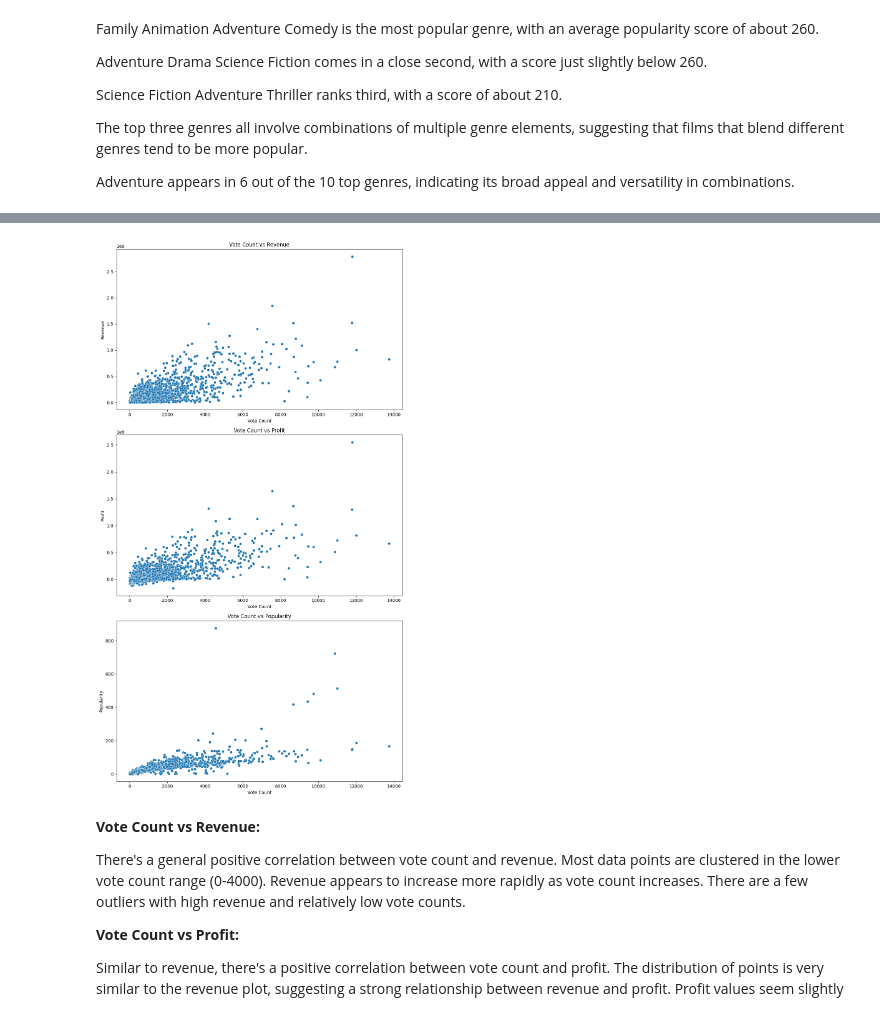
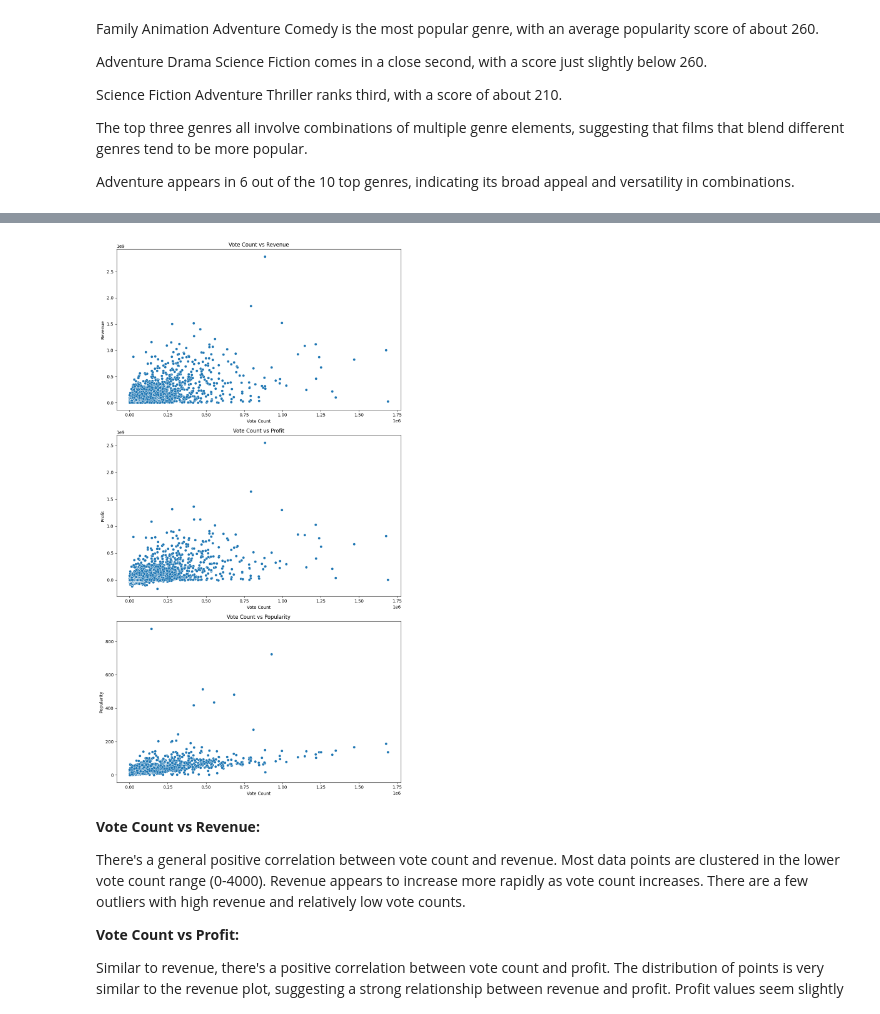
Before and after one commit to AnandSaumya/Hyphenova-Pricing, a Jupyter notebook: Hyphenova_Pricing_Analytics.ipynb, the cells around one changed output, grey strips where cells are left out. Saved outputs shown, nothing was run; the diff lists cells and outputs as text; code cells hidden in the pictures.

```diff
--- a/Hyphenova_Pricing_Analytics.ipynb
+++ b/Hyphenova_Pricing_Analytics.ipynb
@@ -281 +520,6 @@ This is to remove the jaon formate form the text columns.
+# %%
+df['uniqueness_value'] = df.apply(lambda row:
+                                                                        1 if (row['Netflix'] + row['Hulu'] + row['Prime Video'] + row['Disney+']) == 1 else
+                                                                       -1 if (row['Netflix'] + row['Hulu'] + row['Prime Video'] + row['Disney+']) > 0 else
+                                                                       0, axis=1)
 # %%
@@ -354,0 +535,20 @@ df_merged.head()
+# %%
+# Calculate the average actor rating
+df['actor_rating'] = df[['actor_1_rating', 'actor_2_rating', 'actor_3_rating']].mean(axis=1)
+# %%
+all_genres = df['genres_x'].str.split('|').explode().unique().tolist()
+
+print("All unique genres:")
+print(all_genres)
+print(f"Total number of unique genres: {len(all_genres)}")
+
+# Step 2: Count the frequency of each genre
+genre_counts = df['genres_x'].str.split('|').explode().value_counts()
+
+print("\nGenre frequencies:")
+print(genre_counts)
+
+for genre in all_genres:
+    df[f'genre_{genre}'] = df['genres_x'].str.contains(genre).astype(int)
+
+print("\nFirst few rows with new genre columns:")
@@ -355,2 +596,5 @@ df_merged.head()
+# %%
+df['log_revenue'] = np.log(df['revenue'])
+df['log_budget'] = np.log(df['budget'])
 # %% [markdown]
 # Exploratory Data Analysis (EDA)
@@ -588,28 +740,28 @@ plt.show()
 # %%
 fig, axs = plt.subplots(3, 1, figsize=(10, 18))
 
-# Plot vote_count vs revenue
-sns.scatterplot(x='vote_count', y='revenue', data=df_merged, ax=axs[0])
+# Plot num_voted_users vs revenue
+sns.scatterplot(x='num_voted_users', y='revenue', data=df, ax=axs[0])
 axs[0].set_title('Vote Count vs Revenue')
 axs[0].set_xlabel('Vote Count')
 axs[0].set_ylabel('Revenue')
 
-# Plot vote_count vs profit
-sns.scatterplot(x='vote_count', y='profit', data=df_merged, ax=axs[1])
+# Plot num_voted_users vs profit
+sns.scatterplot(x='num_voted_users', y='profit', data=df, ax=axs[1])
 axs[1].set_title('Vote Count vs Profit')
 axs[1].set_xlabel('Vote Count')
 axs[1].set_ylabel('Profit')
 
-# Plot vote_count vs popularity
-sns.scatterplot(x='vote_count', y='popularity', data=df_merged, ax=axs[2])
+# Plot num_voted_users vs popularity
+sns.scatterplot(x='num_voted_users', y='popularity', data=df, ax=axs[2])
 axs[2].set_title('Vote Count vs Popularity')
 axs[2].set_xlabel('Vote Count')
 axs[2].set_ylabel('Popularity')
 
 plt.tight_layout()
 plt.show()
 # %% [output]
-[figure, old version]
+[figure, new version]
 # %% [markdown]
 **Vote Count vs Revenue:**
 
```
Also changed, not shown: parts of 104 cells of this notebook.
